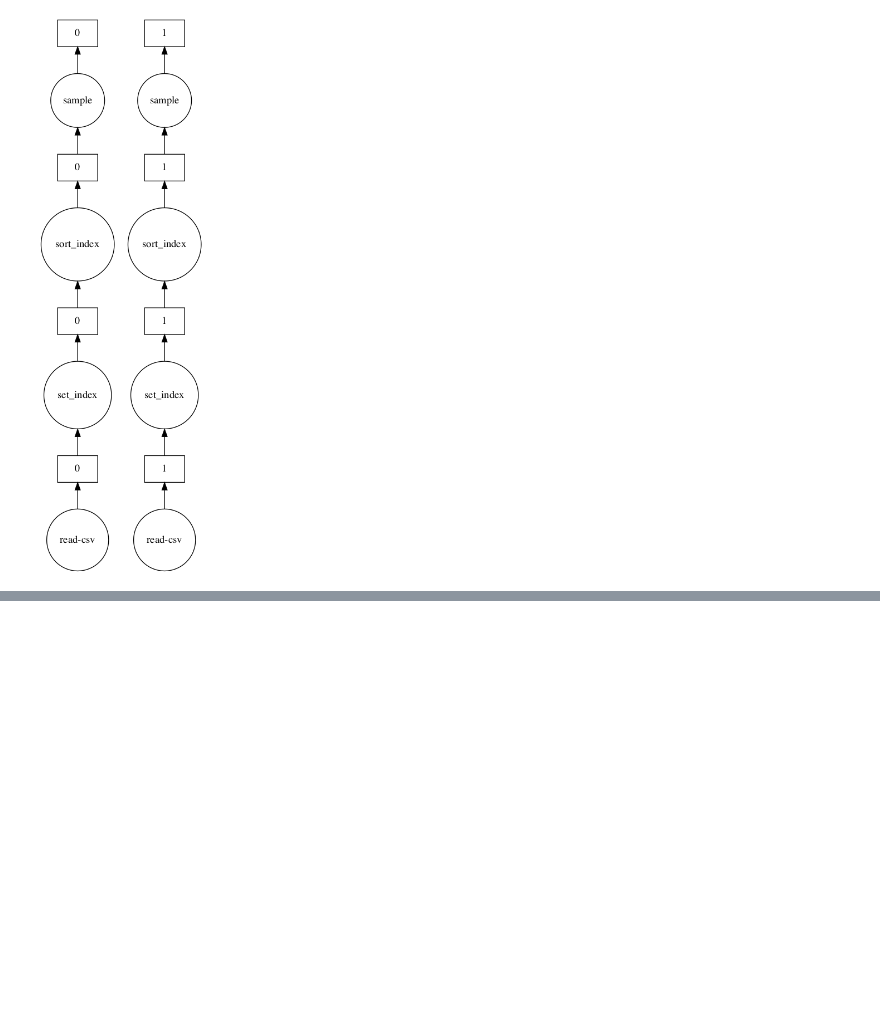
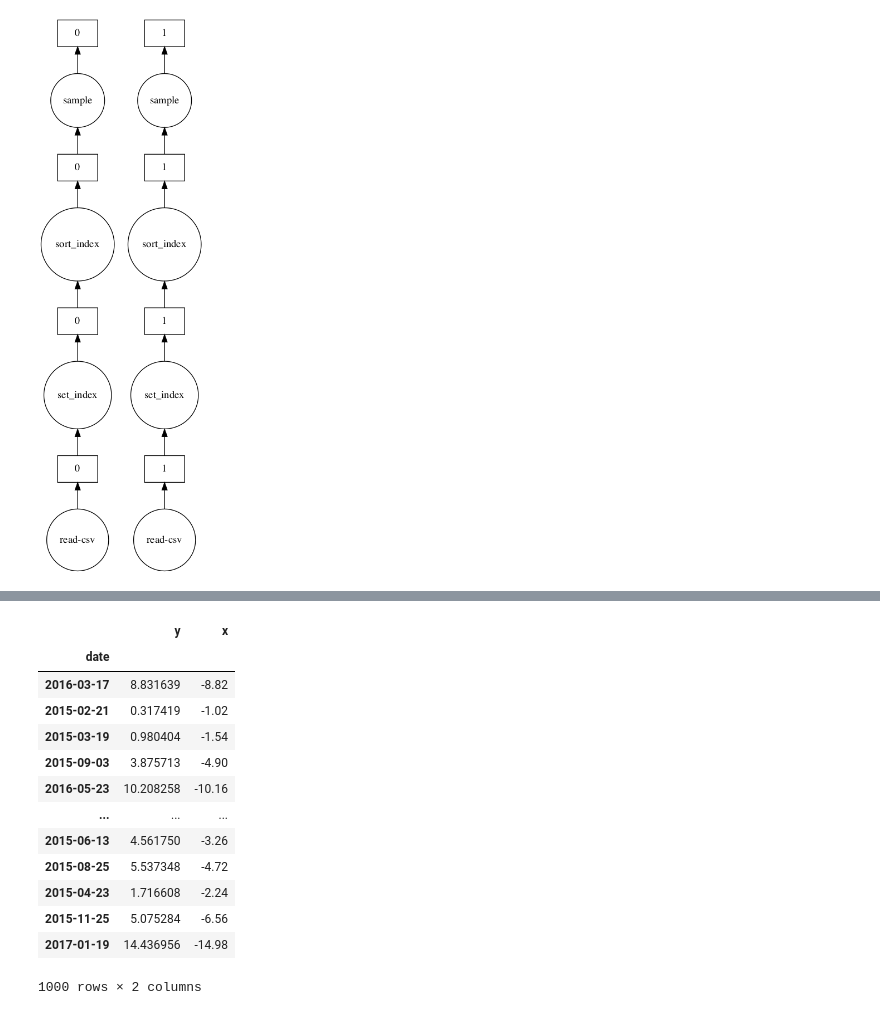
Before and after one commit to sasha-kap/sales-forecasting, a Jupyter notebook: notebooks/dask_xgboost_testing.ipynb, the cells around one changed output, grey strips where cells are left out. Cells and saved outputs as stored; diff of their text form; code cells hidden in the pictures; blank space fills up the shorter version.

Commit message:
Updated dask xgboost notebook

```diff
--- a/notebooks/dask_xgboost_testing.ipynb
+++ b/notebooks/dask_xgboost_testing.ipynb
@@ -230,0 +345,18 @@ ddf_sample.visualize()
+# %%
+# get the first dask dataframe from the tuple and call compute() to get pandas dataframe
+dd.compute(*lazy_dataframes)[0].compute()
+# %% [output]
+|  | y | x |
+| date |  |  |
+| 2016-03-17 | 8.831639 | -8.82 |
+| 2015-02-21 | 0.317419 | -1.02 |
+| 2015-03-19 | 0.980404 | -1.54 |
+| 2015-09-03 | 3.875713 | -4.90 |
+| 2016-05-23 | 10.208258 | -10.16 |
+| ... | ... | ... |
+| 2015-06-13 | 4.561750 | -3.26 |
+| 2015-08-25 | 5.537348 | -4.72 |
+| 2015-04-23 | 1.716608 | -2.24 |
+| 2015-11-25 | 5.075284 | -6.56 |
+| 2017-01-19 | 14.436956 | -14.98 |
+1000 rows × 2 columns
```
Also changed, not shown: parts of 38 cells of this notebook.
